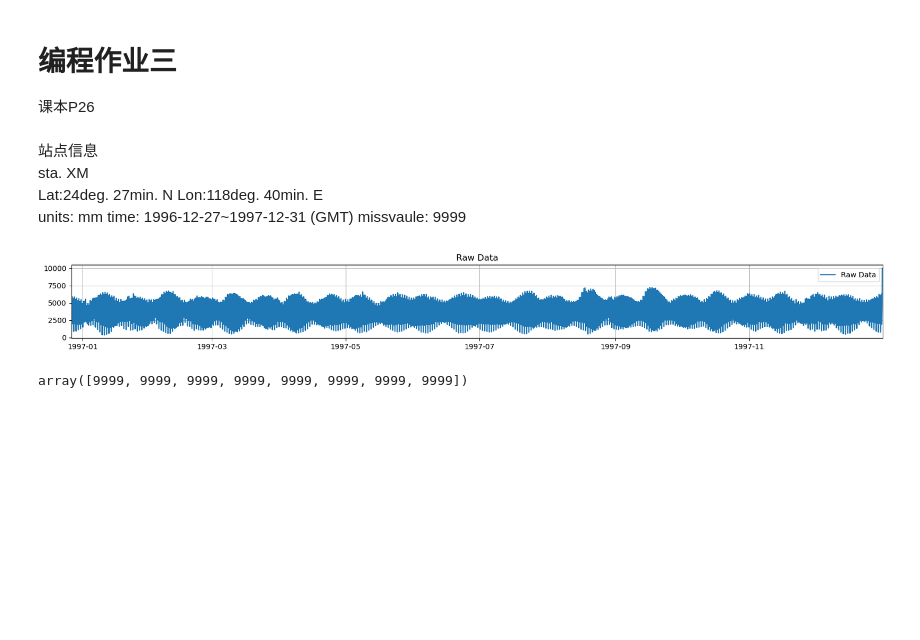
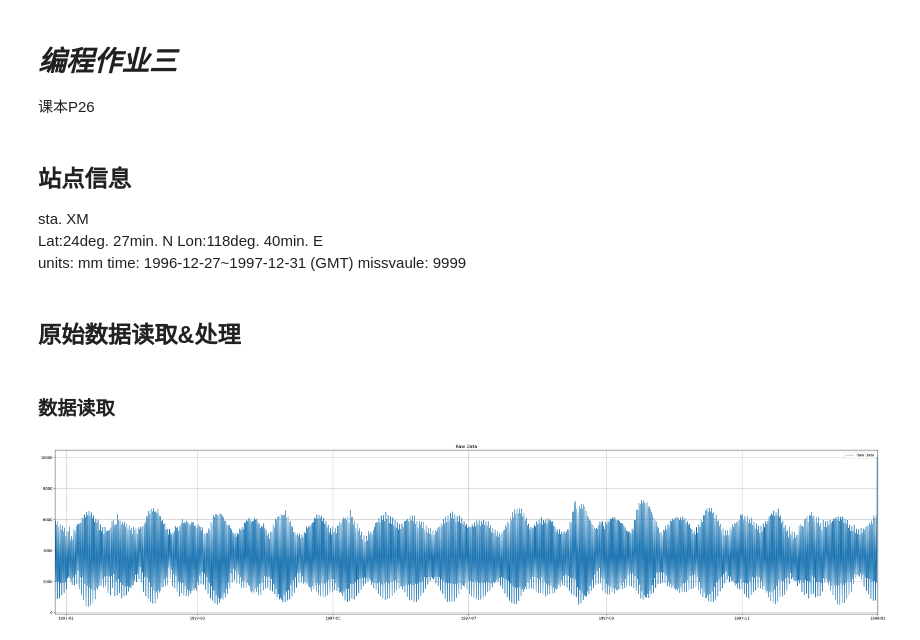
Before and after one commit to Yuhan-xue/HAN_Marine_element, a Jupyter notebook: WORK3/WORK3.ipynb, the cells around one changed output. Cells and saved outputs as stored; diff of their text form; code cells hidden in the pictures; blank space fills up the shorter version.

```diff
--- a/WORK3/WORK3.ipynb
+++ b/WORK3/WORK3.ipynb
@@ -1,9 +1,8 @@
 # %% [markdown]
-
-# 编程作业三
+# *编程作业三*
 课本P26
 # %% [markdown]
-站点信息
+## 站点信息
 sta. XM
 Lat:24deg. 27min. N
 Lon:118deg. 40min. E
@@ -22,24 +20,24 @@ from cartopy.mpl.ticker import LongitudeFormatter,LatitudeFormatter
+# %% [markdown]
+## 原始数据读取&处理
+# %% [markdown]
+### 数据读取
 # %%
 # 数据读取
 datas=[]
 dates=[]
 for i in open('xm-370d.txt').readlines()[6:]:
     sp=i.split()
     #print(sp)
     for i in range(24):
         dates.append(f'{sp[0][:4]}{sp[0][4:6]}{sp[0][6:8]} {i:0>2}:00')
     datas.extend(sp[1:])
-datas=np.array(list(map(int,datas)))
-dates=pd.to_datetime(np.unique(dates))
+datas=np.array(list(map(float,datas)))
+dates=pd.to_datetime(np.unique(dates))+pd.Timedelta(hours=1)
+del sp,i
 # 可视化
-plt.figure(figsize=[20,4])
-plt.subplot(2,1,1)
+plt.figure(figsize=[40,8])
 plt.plot(dates,datas,label='Raw Data')
 plt.title('Raw Data')
 plt.xlim(dates[0],dates[-1]);plt.legend();plt.grid();plt.show()
 # %% [output]
-[figure, old version]
+[figure, new version]
-# %%
-datas[-8:]
-# %% [output]
-array([9999, 9999, 9999, 9999, 9999, 9999, 9999, 9999])
```
Also changed, not shown: parts of 23 cells of this notebook, 4 other files.
